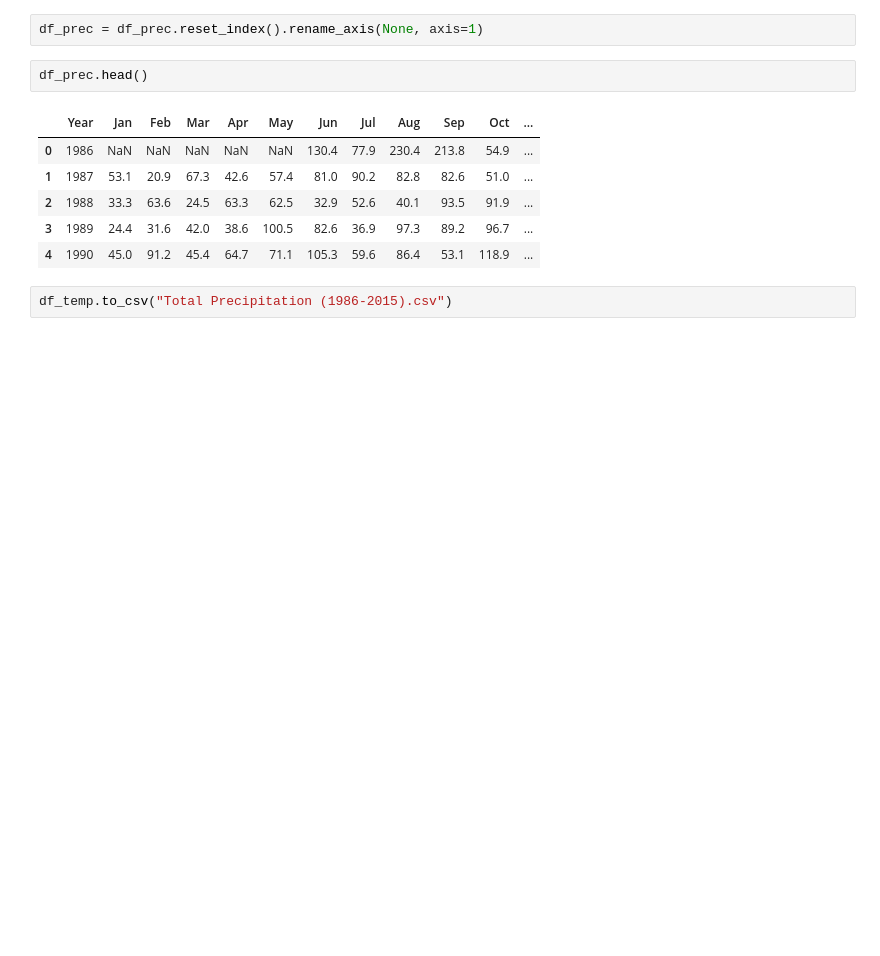
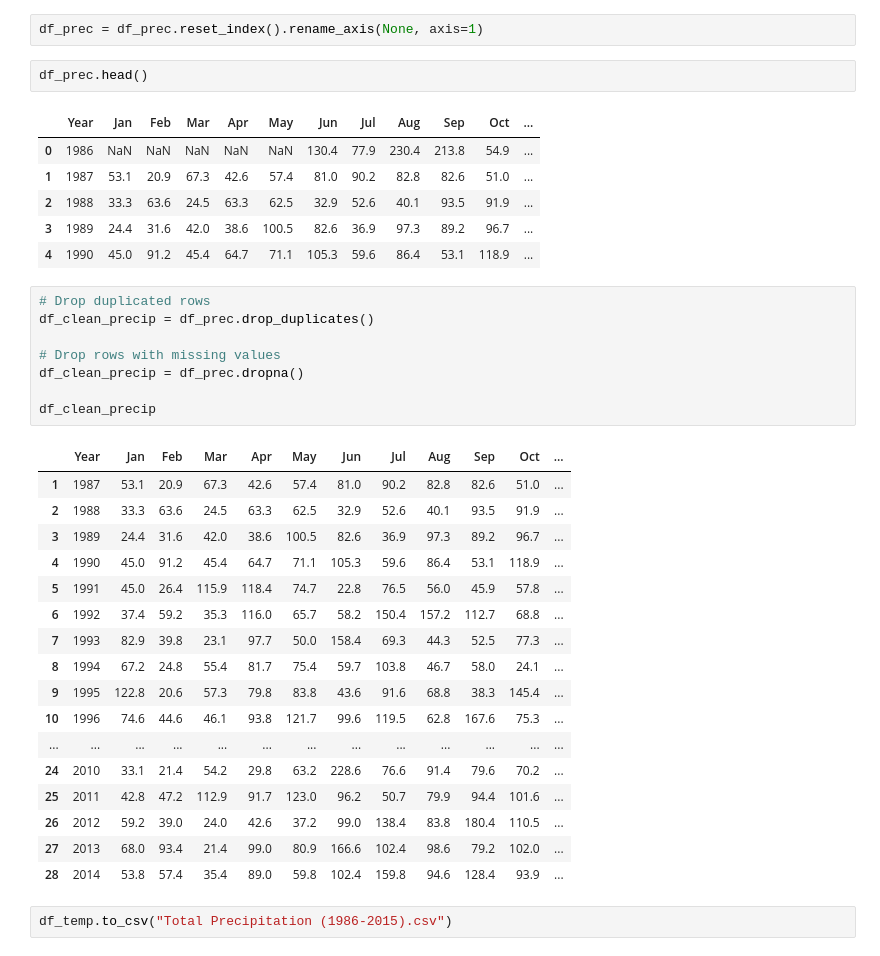
Before and after one commit to MoneyGeng/Weather-Forecasting-with-Machine-Learning, a Jupyter notebook: Buttonville/Buttonville data sorting.ipynb, the cells around one changed output. Saved outputs shown, nothing was run; the diff lists cells and outputs as text; blank space fills up the shorter version.

```diff
--- a/Buttonville/Buttonville data sorting.ipynb
+++ b/Buttonville/Buttonville data sorting.ipynb
@@ -49,5 +75,31 @@ df_prec.head()
 | 2 | 1988 | 33.3 | 63.6 | 24.5 | 63.3 | 62.5 | 32.9 | 52.6 | 40.1 | 93.5 | 91.9 | ... |
 | 3 | 1989 | 24.4 | 31.6 | 42.0 | 38.6 | 100.5 | 82.6 | 36.9 | 97.3 | 89.2 | 96.7 | ... |
 | 4 | 1990 | 45.0 | 91.2 | 45.4 | 64.7 | 71.1 | 105.3 | 59.6 | 86.4 | 53.1 | 118.9 | ... |
+# %%
+# Drop duplicated rows
+df_clean_precip = df_prec.drop_duplicates()
+
+# Drop rows with missing values
+df_clean_precip = df_prec.dropna()
+
+df_clean_precip
+# %% [output]
+|  | Year | Jan | Feb | Mar | Apr | May | Jun | Jul | Aug | Sep | Oct | ... |
+| 1 | 1987 | 53.1 | 20.9 | 67.3 | 42.6 | 57.4 | 81.0 | 90.2 | 82.8 | 82.6 | 51.0 | ... |
+| 2 | 1988 | 33.3 | 63.6 | 24.5 | 63.3 | 62.5 | 32.9 | 52.6 | 40.1 | 93.5 | 91.9 | ... |
+| 3 | 1989 | 24.4 | 31.6 | 42.0 | 38.6 | 100.5 | 82.6 | 36.9 | 97.3 | 89.2 | 96.7 | ... |
+| 4 | 1990 | 45.0 | 91.2 | 45.4 | 64.7 | 71.1 | 105.3 | 59.6 | 86.4 | 53.1 | 118.9 | ... |
+| 5 | 1991 | 45.0 | 26.4 | 115.9 | 118.4 | 74.7 | 22.8 | 76.5 | 56.0 | 45.9 | 57.8 | ... |
+| 6 | 1992 | 37.4 | 59.2 | 35.3 | 116.0 | 65.7 | 58.2 | 150.4 | 157.2 | 112.7 | 68.8 | ... |
+| 7 | 1993 | 82.9 | 39.8 | 23.1 | 97.7 | 50.0 | 158.4 | 69.3 | 44.3 | 52.5 | 77.3 | ... |
+| 8 | 1994 | 67.2 | 24.8 | 55.4 | 81.7 | 75.4 | 59.7 | 103.8 | 46.7 | 58.0 | 24.1 | ... |
+| 9 | 1995 | 122.8 | 20.6 | 57.3 | 79.8 | 83.8 | 43.6 | 91.6 | 68.8 | 38.3 | 145.4 | ... |
+| 10 | 1996 | 74.6 | 44.6 | 46.1 | 93.8 | 121.7 | 99.6 | 119.5 | 62.8 | 167.6 | 75.3 | ... |
+| ... | ... | ... | ... | ... | ... | ... | ... | ... | ... | ... | ... | ... |
+| 24 | 2010 | 33.1 | 21.4 | 54.2 | 29.8 | 63.2 | 228.6 | 76.6 | 91.4 | 79.6 | 70.2 | ... |
+| 25 | 2011 | 42.8 | 47.2 | 112.9 | 91.7 | 123.0 | 96.2 | 50.7 | 79.9 | 94.4 | 101.6 | ... |
+| 26 | 2012 | 59.2 | 39.0 | 24.0 | 42.6 | 37.2 | 99.0 | 138.4 | 83.8 | 180.4 | 110.5 | ... |
+| 27 | 2013 | 68.0 | 93.4 | 21.4 | 99.0 | 80.9 | 166.6 | 102.4 | 98.6 | 79.2 | 102.0 | ... |
+| 28 | 2014 | 53.8 | 57.4 | 35.4 | 89.0 | 59.8 | 102.4 | 159.8 | 94.6 | 128.4 | 93.9 | ... |
 # %%
 df_temp.to_csv("Total Precipitation (1986-2015).csv")
```
Also changed, not shown: parts of 1 cell of this notebook, 4 other files.
